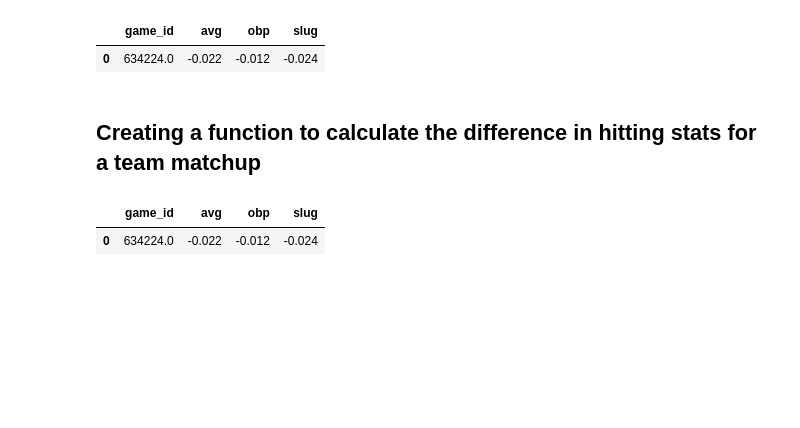
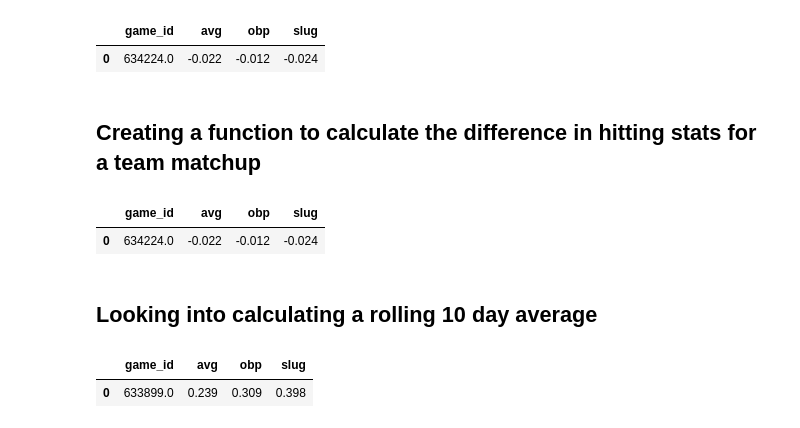
Before and after one commit to P-Smyth/Baseball-Stats-Project, a Jupyter notebook: Baseball Training Data.ipynb, the cells around one changed output. Drawn from its saved outputs; the diff is of its cells as text; code cells hidden in the pictures; blank space fills up the shorter version.

```diff
--- a/Baseball Training Data.ipynb
+++ b/Baseball Training Data.ipynb
@@ -740,3 +746,22 @@ hitting_stats_diff(634224)
 # %% [output]
 |  | game_id | avg | obp | slug |
 | 0 | 634224.0 | -0.022 | -0.012 | -0.024 |
+# %% [markdown]
+## Looking into calculating a rolling 10 day average
+# %%
+#10 day obp for one team
+#counter to only sum 10 games
+count = 0
+for i in range(len(roster_groups)):
+    if roster_groups[i]['game_id'] == 633899:
+        date = roster_groups[i]['date']
+        while (count < 10) and roster_groups[i]['date']>??:
+
+            count+=1
+
+
+
+team_hitting_stats(633899)
+# %% [output]
+|  | game_id | avg | obp | slug |
+| 0 | 633899.0 | 0.239 | 0.309 | 0.398 |
```
Also changed, not shown: parts of 5 cells of this notebook, 1 other file.
